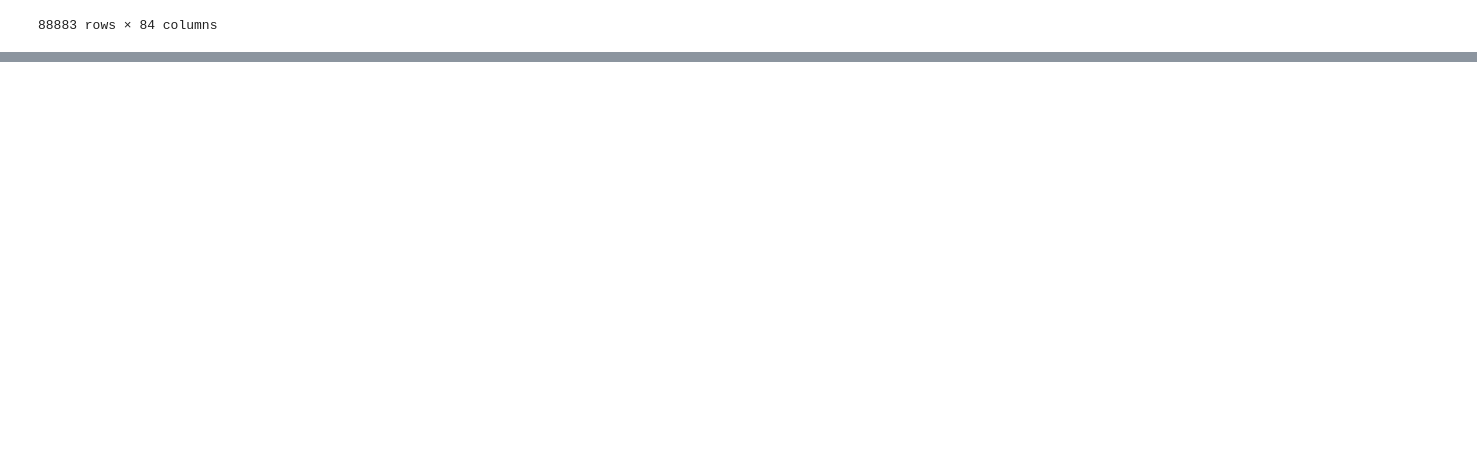
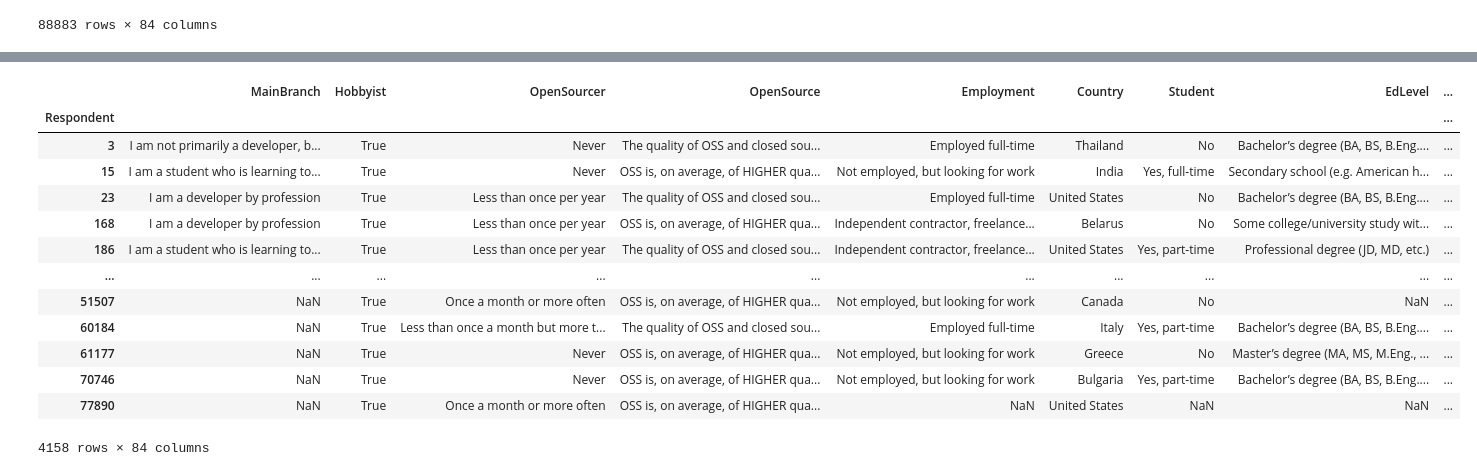
Before and after one commit to raja1212/data_science, a Jupyter notebook: pandas_tutorial/pandas_01.ipynb, the cells around one changed output, grey strips where cells are left out. Drawn from its saved outputs; the diff is of its cells as text; code cells hidden in the pictures; blank space fills up the shorter version.

Commit message:
added modifying column data

```diff
--- a/pandas_tutorial/pandas_01.ipynb
+++ b/pandas_tutorial/pandas_01.ipynb
@@ -298,0 +507,2 @@ df
+# %%
+df['Experience'] = df['Experience'].replace('More than 50 years', '50')
@@ -298,0 +517,4 @@ df
+# %%
+df['Experience'] = df['Experience'].replace('Less than 1 year', '1')
+# %%
+df['Experience'] = df['Experience'].astype(dtype='int32')
@@ -298,0 +555,2 @@ df
+# %%
+fltr = ((df['Experience'] == 3) & (df['Hobbyist'] == True))
@@ -298,0 +573,17 @@ df
+# %%
+df.loc[fltr]
+# %% [output]
+|  | MainBranch | Hobbyist | OpenSourcer | OpenSource | Employment | Country | Student | EdLevel | ... |
+| Respondent |  |  |  |  |  |  |  |  | ... |
+| 3 | I am not primarily a developer, b... | True | Never | The quality of OSS and closed sou... | Employed full-time | Thailand | No | Bachelor’s degree (BA, BS, B.Eng.... | ... |
+| 15 | I am a student who is learning to... | True | Never | OSS is, on average, of HIGHER qua... | Not employed, but looking for work | India | Yes, full-time | Secondary school (e.g. American h... | ... |
+| 23 | I am a developer by profession | True | Less than once per year | The quality of OSS and closed sou... | Employed full-time | United States | No | Bachelor’s degree (BA, BS, B.Eng.... | ... |
+| 168 | I am a developer by profession | True | Less than once per year | OSS is, on average, of HIGHER qua... | Independent contractor, freelance... | Belarus | No | Some college/university study wit... | ... |
+| 186 | I am a student who is learning to... | True | Less than once per year | The quality of OSS and closed sou... | Independent contractor, freelance... | United States | Yes, part-time | Professional degree (JD, MD, etc.) | ... |
+| ... | ... | ... | ... | ... | ... | ... | ... | ... | ... |
+| 51507 | NaN | True | Once a month or more often | OSS is, on average, of HIGHER qua... | Not employed, but looking for work | Canada | No | NaN | ... |
+| 60184 | NaN | True | Less than once a month but more t... | The quality of OSS and closed sou... | Employed full-time | Italy | Yes, part-time | Bachelor’s degree (BA, BS, B.Eng.... | ... |
+| 61177 | NaN | True | Never | OSS is, on average, of HIGHER qua... | Not employed, but looking for work | Greece | No | Master’s degree (MA, MS, M.Eng., ... | ... |
+| 70746 | NaN | True | Never | OSS is, on average, of HIGHER qua... | Not employed, but looking for work | Bulgaria | Yes, part-time | Bachelor’s degree (BA, BS, B.Eng.... | ... |
+| 77890 | NaN | True | Once a month or more often | OSS is, on average, of HIGHER qua... | NaN | United States | NaN | NaN | ... |
+4158 rows × 84 columns
```
Also changed, not shown: parts of 31 cells of this notebook.
